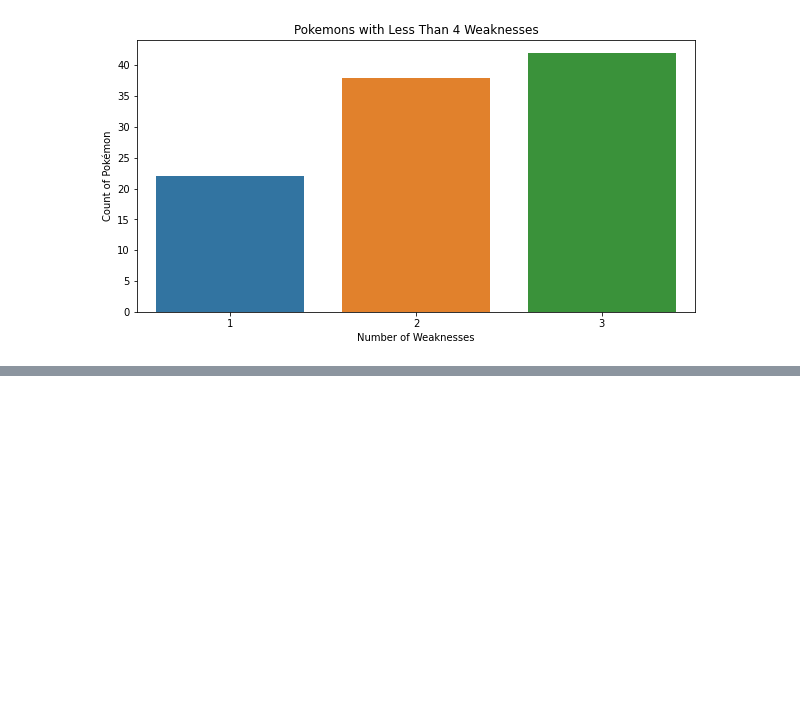
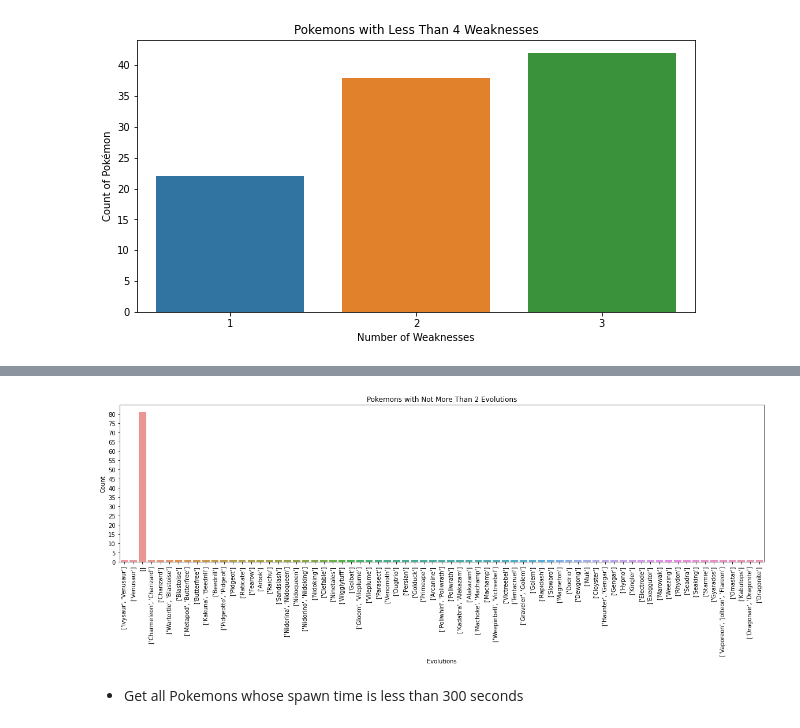
Before and after one commit to iamaakashpal/Placement-Assignment_Aakash_Pal, a Jupyter notebook: PYTHON/6.ipynb, the cells around one changed output, grey strips where cells are left out. Saved outputs shown, nothing was run; the diff lists cells and outputs as text; code cells hidden in the pictures; blank space fills up the shorter version.

```diff
--- a/PYTHON/6.ipynb
+++ b/PYTHON/6.ipynb
@@ -97,0 +146,2 @@ plt.show()
+# %%
+no_more_than_2_evolutions = dataset[dataset["next_evolution"].apply(lambda x: len(x) if isinstance(x, list) else 0) <= 2]
@@ -97,0 +164,15 @@ plt.show()
+# %%
+# Bar plot for Pokemons that do not have more than 2 evolutions
+
+plt.figure(figsize=(20, 5))
+sns.countplot(x="next_evolution", data=no_more_than_2_evolutions)
+plt.title("Pokemons with Not More Than 2 Evolutions")
+plt.xlabel("Evolutions")
+plt.ylabel("Count")
+plt.xticks(rotation=90)
+plt.yticks(range(0, 85, 5))
+plt.show()
+# %% [output]
+[figure, added]
+# %% [markdown]
+- Get all Pokemons whose spawn time is less than 300 seconds
```
Also changed, not shown: parts of 15 cells of this notebook, 3 other files.
